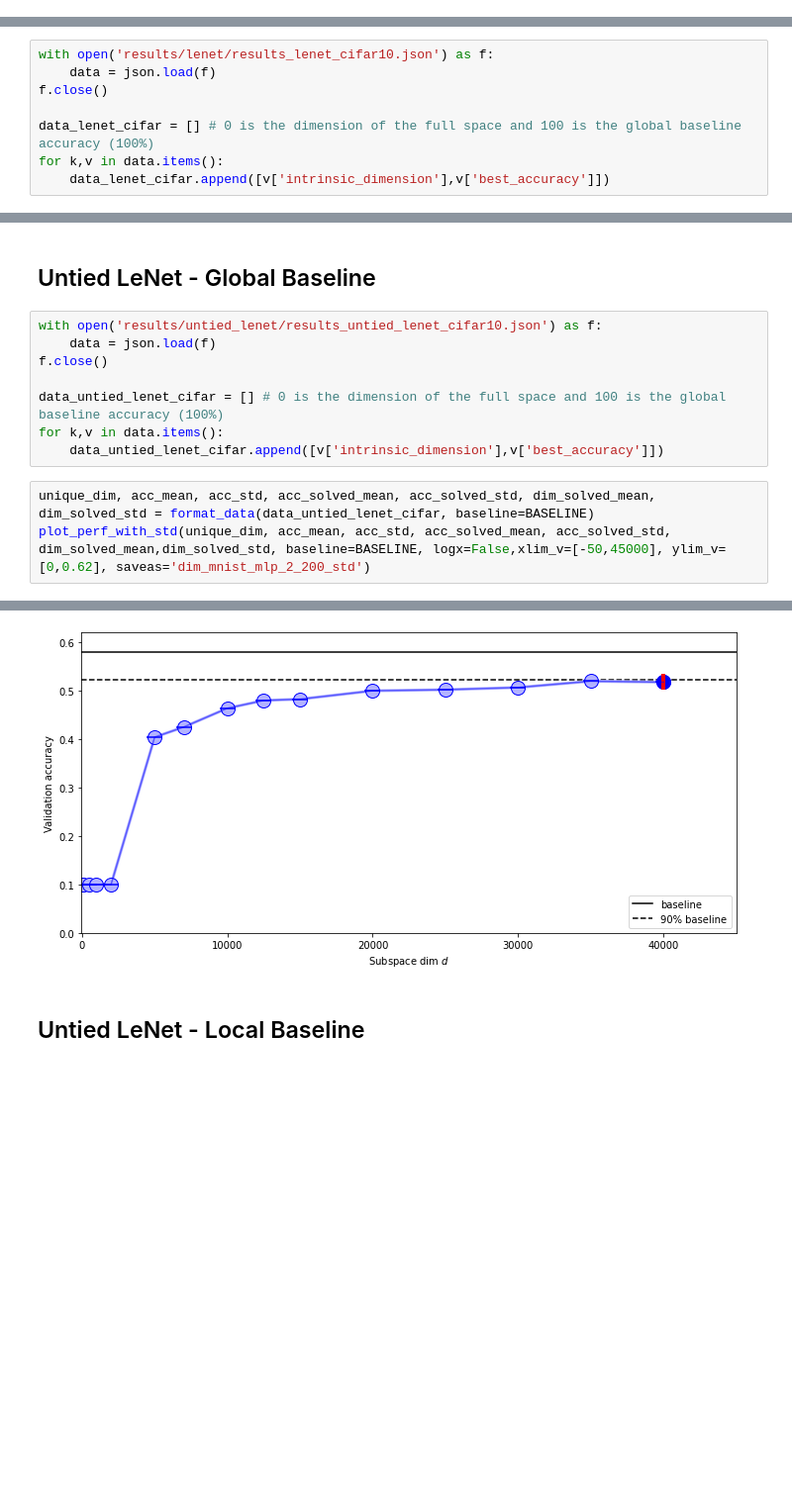
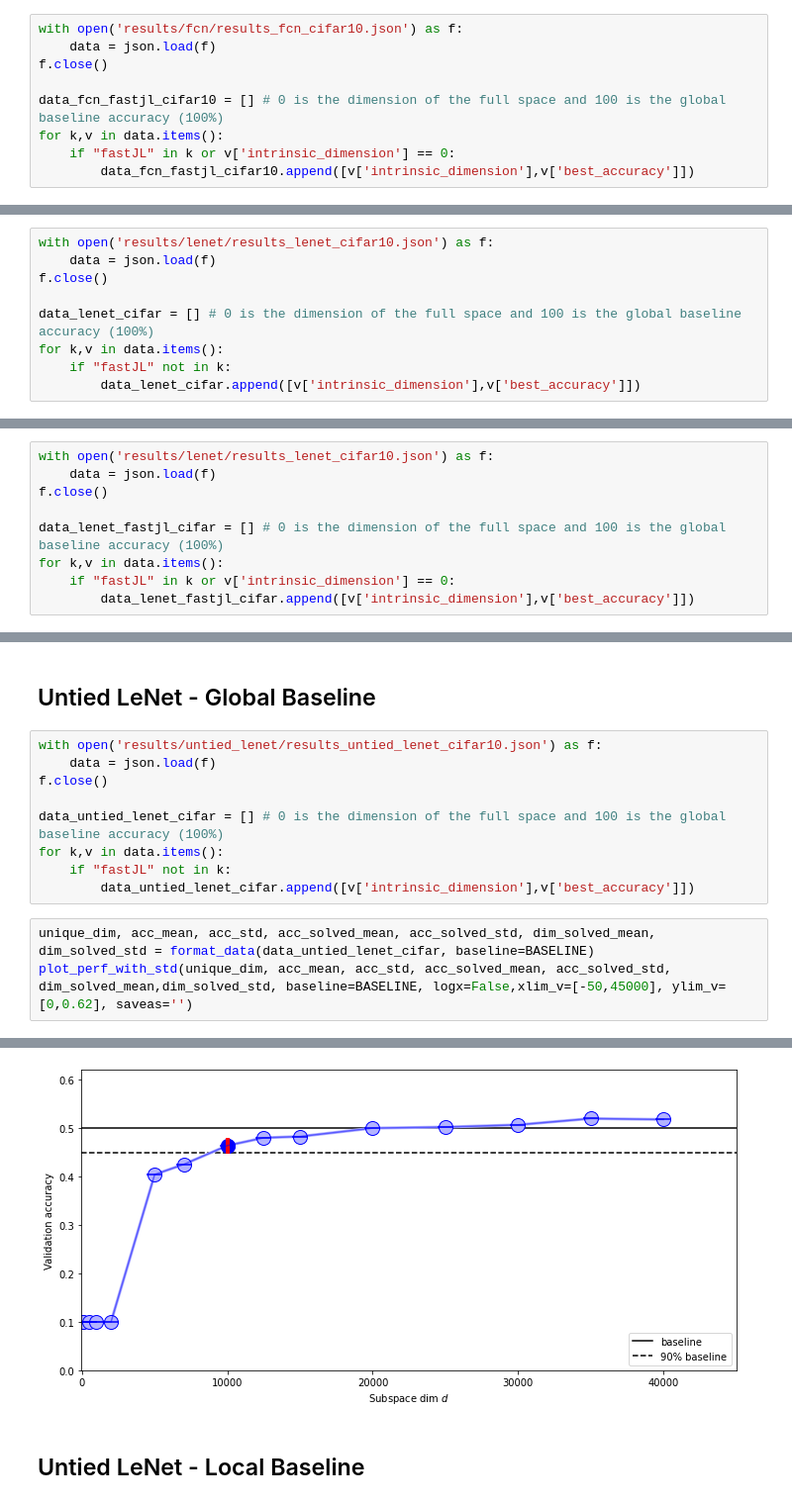
Before and after one commit to AntoAndGar/Intrinsic-Dimension, a Jupyter notebook: id_plots.ipynb, the cells around one changed output, grey strips where cells are left out. Shown at 99% size. Drawn from its saved outputs; the diff is of its cells as text; blank space fills up the shorter version.

```diff
--- a/id_plots.ipynb
+++ b/id_plots.ipynb
@@ -410,0 +414,9 @@ d_int: mean=0.47330000000000005, std=5.551115123125783e-17
+# %%
+with open('results/fcn/results_fcn_cifar10.json') as f:
+    data = json.load(f)
+f.close()
+
+data_fcn_fastjl_cifar10 = [] # 0 is the dimension of the full space and 100 is the global baseline accuracy (100%)
+for k,v in data.items():
+    if "fastJL" in k or v['intrinsic_dimension'] == 0:
+        data_fcn_fastjl_cifar10.append([v['intrinsic_dimension'],v['best_accuracy']])
@@ -417,6 +450,7 @@ f.close()
 
 data_lenet_cifar = [] # 0 is the dimension of the full space and 100 is the global baseline accuracy (100%)
 for k,v in data.items():
-    data_lenet_cifar.append([v['intrinsic_dimension'],v['best_accuracy']])
+    if "fastJL" not in k:
+        data_lenet_cifar.append([v['intrinsic_dimension'],v['best_accuracy']])
 # %%
 unique_dim, acc_mean, acc_std, acc_solved_mean, acc_solved_std, dim_solved_mean, dim_solved_std = format_data(data_lenet_cifar, baseline=BASELINE)
@@ -462,0 +498,9 @@ d_int: mean=0.5179999999999999, std=1.1102230246251565e-16
+# %%
+with open('results/lenet/results_lenet_cifar10.json') as f:
+    data = json.load(f)
+f.close()
+
+data_lenet_fastjl_cifar = [] # 0 is the dimension of the full space and 100 is the global baseline accuracy (100%)
+for k,v in data.items():
+    if "fastJL" in k or v['intrinsic_dimension'] == 0:
+        data_lenet_fastjl_cifar.append([v['intrinsic_dimension'],v['best_accuracy']])
@@ -469,10 +533,11 @@ f.close()
 
 data_untied_lenet_cifar = [] # 0 is the dimension of the full space and 100 is the global baseline accuracy (100%)
 for k,v in data.items():
-    data_untied_lenet_cifar.append([v['intrinsic_dimension'],v['best_accuracy']])
+    if "fastJL" not in k:
+        data_untied_lenet_cifar.append([v['intrinsic_dimension'],v['best_accuracy']])
 # %%
 unique_dim, acc_mean, acc_std, acc_solved_mean, acc_solved_std, dim_solved_mean, dim_solved_std = format_data(data_untied_lenet_cifar, baseline=BASELINE)
-plot_perf_with_std(unique_dim, acc_mean, acc_std, acc_solved_mean, acc_solved_std, dim_solved_mean,dim_solved_std, baseline=BASELINE, logx=False,xlim_v=[-50,45000], ylim_v=[0,0.62], saveas='dim_mnist_mlp_2_200_std')
+plot_perf_with_std(unique_dim, acc_mean, acc_std, acc_solved_mean, acc_solved_std, dim_solved_mean,dim_solved_std, baseline=BASELINE, logx=False,xlim_v=[-50,45000], ylim_v=[0,0.62], saveas='')
 # %% [output]
 [[0, 0.5984], [10000, 0.4639], [15000, 0.4827], [20000, 0.5], [25000, 0.5022], [12500, 0.48], [5000, 0.4042], [2000, 0.1], [1000, 0.1], [100, 0.1], [10, 0.1], [7000, 0.4251], [500, 0.1], [0, 0.1], [30 ...
 (17, 2)
@@ -493,4 +558,4 @@ d_int: mean=0.5178000000000003, std=2.220446049250313e-16
-[figure, old version]
+[figure, new version]
 # %% [markdown]
 ## Untied LeNet - Local Baseline
 # %%
```
Also changed, not shown: parts of 57 cells of this notebook, 15 other files.
